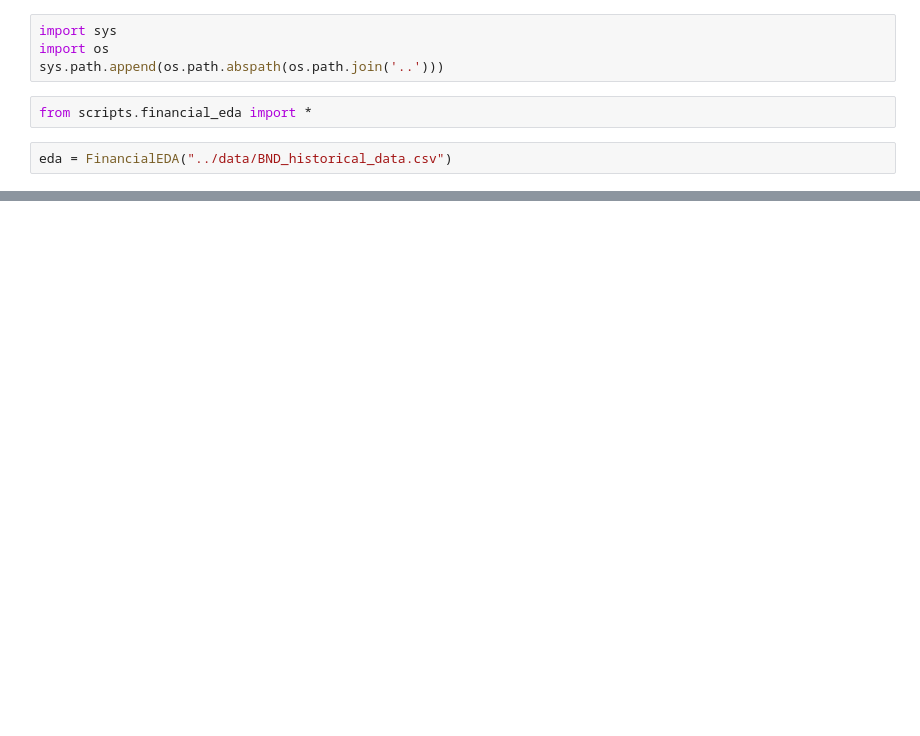
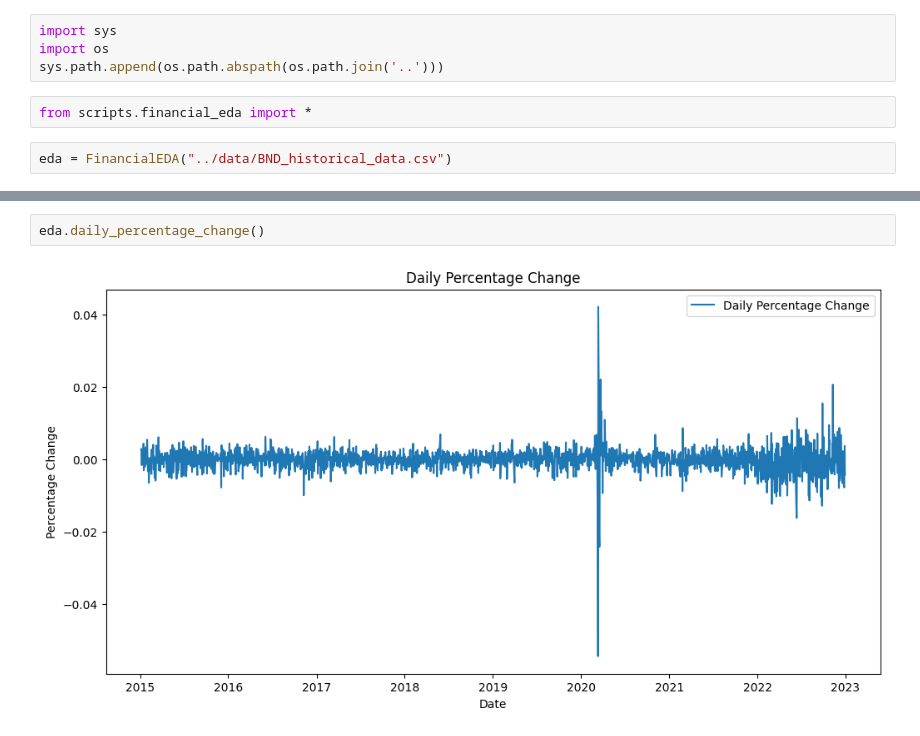
Before and after one commit to Endekalu777/Forecasting-Portfolio-Strategies, a Jupyter notebook: notebooks/BND_financial_eda.ipynb, the cells around one changed output, grey strips where cells are left out. Saved outputs shown, nothing was run; the diff lists cells and outputs as text; blank space fills up the shorter version.

```diff
--- a/notebooks/BND_financial_eda.ipynb
+++ b/notebooks/BND_financial_eda.ipynb
@@ -12,0 +13,4 @@ eda.plot_closing_prices("BND")
+# %%
+eda.daily_percentage_change()
+# %% [output]
+[figure, added]
```
Also changed, not shown: parts of 1 cell of this notebook, 3 other files.
